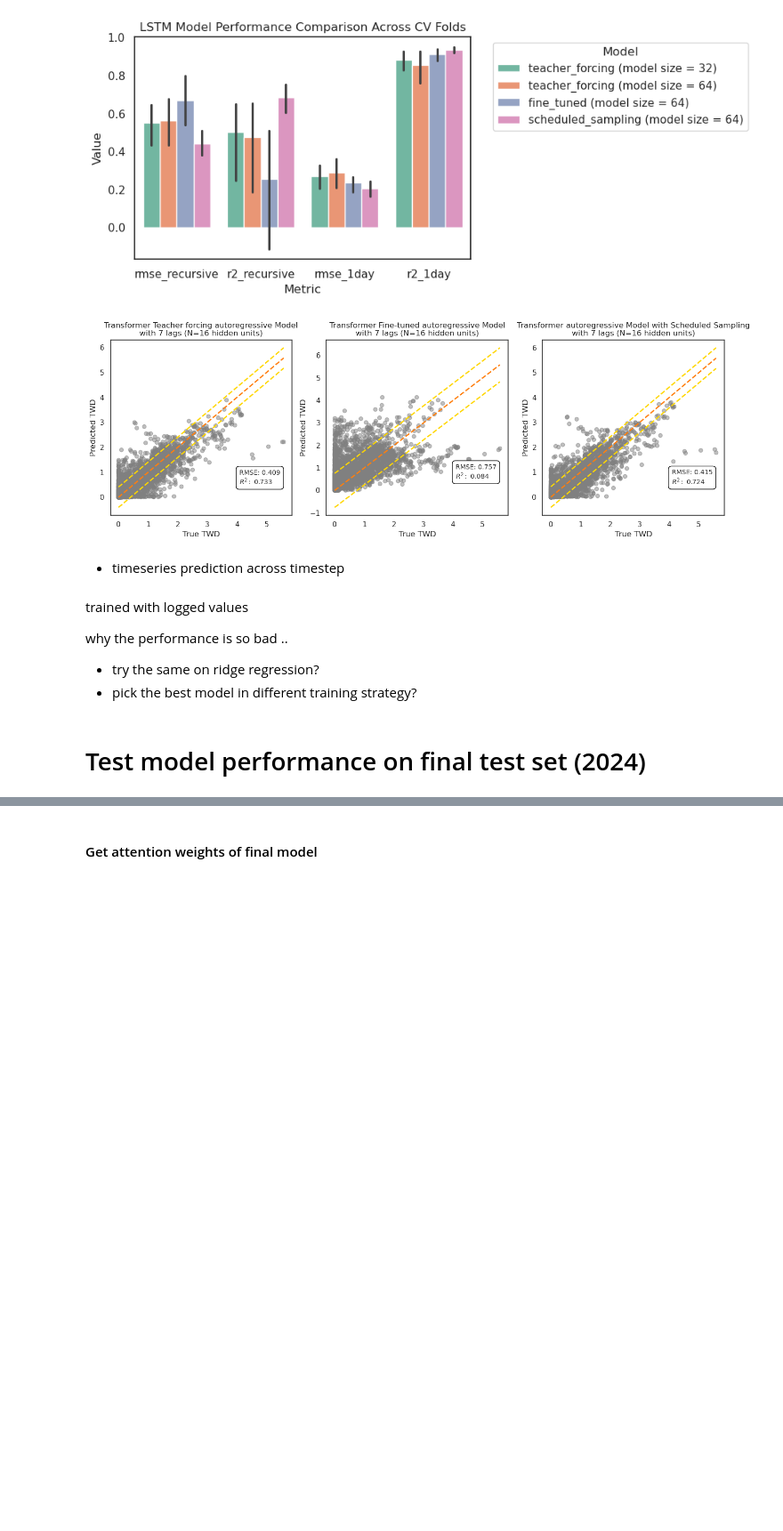
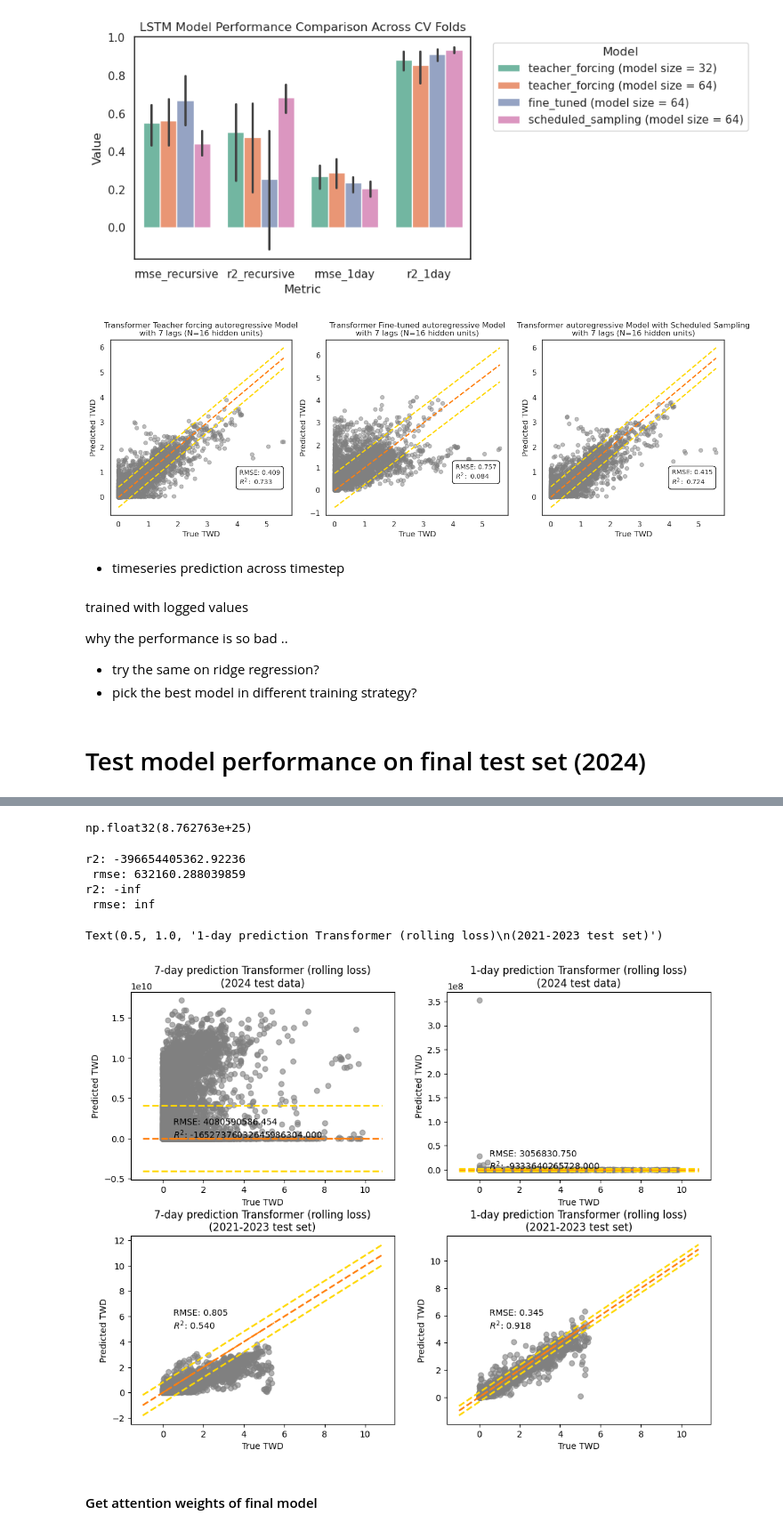
Before and after one commit to PinaColadast/eth-capstone-treewater-deficit, a Jupyter notebook: 04_Transformer_training_7.ipynb, the cells around one changed output, grey strips where cells are left out. Shown at 89% size. Drawn from its saved outputs; the diff is of its cells as text; code cells hidden in the pictures; blank space fills up the shorter version.

Commit message:
add transformer vanilla training

```diff
--- a/04_Transformer_training_7.ipynb
+++ b/04_Transformer_training_7.ipynb
@@ -1455,17 +1473,19 @@ model_best_final.eval()
 # %%
 preds_final = []
 actuals_final = []
+
 with torch.no_grad():
-    for i, (X_dyn_test, X_day_test, X_static_test, tlabels, tindexes) in enumerate(test_final_loader):
-        toutputs = model_best_final(X_dyn_test.to(device), X_day_test.to(device), X_static_test.to(device))
+    for i, (X_dyn_test, X_day_test, X_static_test, tlabels) in enumerate(test_final_loader):
+        toutputs = model_best(X_dyn_test.to(device), X_day_test.to(device), X_static_test.to(device))
         preds_final.append(toutputs.cpu().numpy().flatten())
-        actuals_final.append(tlabels.cpu().numpy()[:,0].flatten())
+        actuals_final.append(tlabels.cpu().numpy().flatten())
 
-preds_final= np.concatenate(preds_final)
+preds_final = np.concatenate(preds_final)
 actuals_final = np.concatenate(actuals_final)
 
 
-y_pred_final_at, y_final_at = utils.compute_recursive_predictions_fast_torch(model_best_final.to(device), test_df_final_at, feature_window_size=lag_n,
+
+y_pred_final_at, y_final_at = utils.compute_recursive_predictions_fast_torch(model_best.to(device), test_df_final_at, feature_window_size=lag_n,
 label_window_size=1, shift=1, config=config, batch_size=128)
 
 preds_final = utils.clip_and_inverse_log2_transform(preds_final)
@@ -1473,6 +1493,10 @@ actuals_final = utils.clip_and_inverse_log2_transform(actuals_final)
 
 y_pred_final_at = utils.clip_and_inverse_log2_transform(y_pred_final_at)
 y_final_at = utils.clip_and_inverse_log2_transform(y_final_at)
+# %%
+np.max(preds_final)
+# %% [output]
+np.float32(8.762763e+25)
 # %%
 r2_at_final = r2_score(y_final_at, y_pred_final_at)
 rmse_at_final = root_mean_squared_error(y_final_at, y_pred_final_at)
@@ -1481,6 +1505,11 @@ r2_final_1day = r2_score(actuals_final, preds_final)
 rmse_final_1day = root_mean_squared_error(actuals_final, preds_final)
 print(f"r2: {r2_at_final}\n rmse: {rmse_at_final }")
 print(f"r2: {r2_final_1day}\n rmse: {rmse_final_1day}")
+# %% [output]
+r2: -396654405362.92236
+ rmse: 632160.288039859
+r2: -inf
+ rmse: inf
 # %%
 fig, ((ax1, ax2), (ax3, ax4)) = plt.subplots(2, 2, figsize=(12, 9))
 
@@ -1490,7 +1519,7 @@ x_range_test = [actuals_final.min()-1, actuals_final.max()+1]
 
 ax1.scatter(y_final_at, y_pred_final_at,  color = "grey", alpha=0.6)
 ax1.plot([-0.05, 10], [-0.05, 10], color="tab:orange", linestyle="--")
-ax1.text(0.5, 5, f"RMSE: {rmse_at_final:.3f}\n$R^{2}$: {r2_at_final:.3f}")
+ax1.text(0.5, 9.5, f"RMSE: {rmse_at_final:.3f}\n$R^{2}$: {r2_at_final:.3f}")
 ax1.plot(x_range_final_test, x_range_final_test, 'k--', lw=2, color="tab:orange")
 ax1.plot(x_range_final_test, [i+rmse_at_final for i in x_range_final_test], 'k--', lw=2, color="gold")
 ax1.plot(x_range_final_test, [i-rmse_at_final for i in x_range_final_test], 'k--', lw=2, color="gold")
@@ -1498,36 +1527,39 @@ ax1.set_xlabel("True TWD")
 ax1.set_ylabel("Predicted TWD")
 ax1.set_title("7-day prediction Transformer (rolling loss)\n(2024 test data)")
 
 
 ax2.scatter(actuals_final, preds_final,color = "grey", alpha=0.6)
 ax2.plot([-0.05, 10], [-0.05, 10], color="tab:orange", linestyle="--")
-ax2.text(0.5, rmse_at_final*10,f"RMSE: {rmse_final_1day:.3f}\n$R^{2}$: {r2_final_1day:.3f}")
+ax2.text(0.5, 9.5,f"RMSE: {rmse_final_1day:.3f}\n$R^{2}$: {r2_final_1day:.3f}")
 ax2.plot(x_range_final_test, x_range_final_test, 'k--', lw=2, color="tab:orange")
 ax2.plot(x_range_final_test, [i+rmse_final_1day for i in x_range_final_test], 'k--', lw=2, color="gold")
 ax2.plot(x_range_final_test, [i-rmse_final_1day for i in x_range_final_test], 'k--', lw=2, color="gold")
 ax2.set_xlabel("True TWD")
 ax2.set_ylabel("Predicted TWD")
 ax2.set_title("1-day prediction Transformer (rolling loss)\n(2024 test data)")
 
 ax3.scatter(y_test_at, y_pred_test_at,color = "grey", alpha=0.6)
 ax3.plot([-0.05, 5.5], [-0.05, 5.5], color="tab:orange", linestyle="--")
-ax3.text(0.5, 4, f"RMSE: {rmse_at_test:.3f}\n$R^{2}$: {r2_at_test:.3f}")
+ax3.text(0.5, 5, f"RMSE: {rmse_at_test:.3f}\n$R^{2}$: {r2_at_test:.3f}")
 ax3.plot(x_range_test, x_range_test, 'k--', lw=2, color="tab:orange")
 ax3.plot(x_range_test, [i+rmse_at_test for i in x_range_test], 'k--', lw=2, color="gold")
 ax3.plot(x_range_test, [i-rmse_at_test for i in x_range_test], 'k--', lw=2, color="gold")
 ax3.set_xlabel("True TWD")
 ax3.set_ylabel("Predicted TWD")
 ax3.set_title("7-day prediction Transformer (rolling loss)\n(2021-2023 test set)")
 
 ax4.scatter(actuals_test, preds_test,color = "grey", alpha=0.6)
 ax4.plot([-0.05, 5.5], [-0.05, 5.5], color="tab:orange", linestyle="--")
-ax4.text(0.5, 4, f"RMSE: {rmse_test_1day:.3f}\n$R^{2}$: {r2_test_1day:.3f}")
+ax4.text(0.5, 5, f"RMSE: {rmse_test_1day:.3f}\n$R^{2}$: {r2_test_1day:.3f}")
 ax4.plot(x_range_test, x_range_test, 'k--', lw=2, color="tab:orange")
 ax4.plot(x_range_test, [i+rmse_test_1day for i in x_range_test], 'k--', lw=2, color="gold")
 ax4.plot(x_range_test, [i-rmse_test_1day for i in x_range_test], 'k--', lw=2, color="gold")
 ax4.set_xlabel("True TWD")
 ax4.set_ylabel("Predicted TWD")
 ax4.set_title("1-day prediction Transformer (rolling loss)\n(2021-2023 test set)")
+# %% [output]
+Text(0.5, 1.0, '1-day prediction Transformer (rolling loss)\n(2021-2023 test set)')
+[figure, added]
 # %% [markdown]
 #### Get attention weights of final model
 # %%
```
Also changed, not shown: parts of 3 cells of this notebook, 19 other files.
